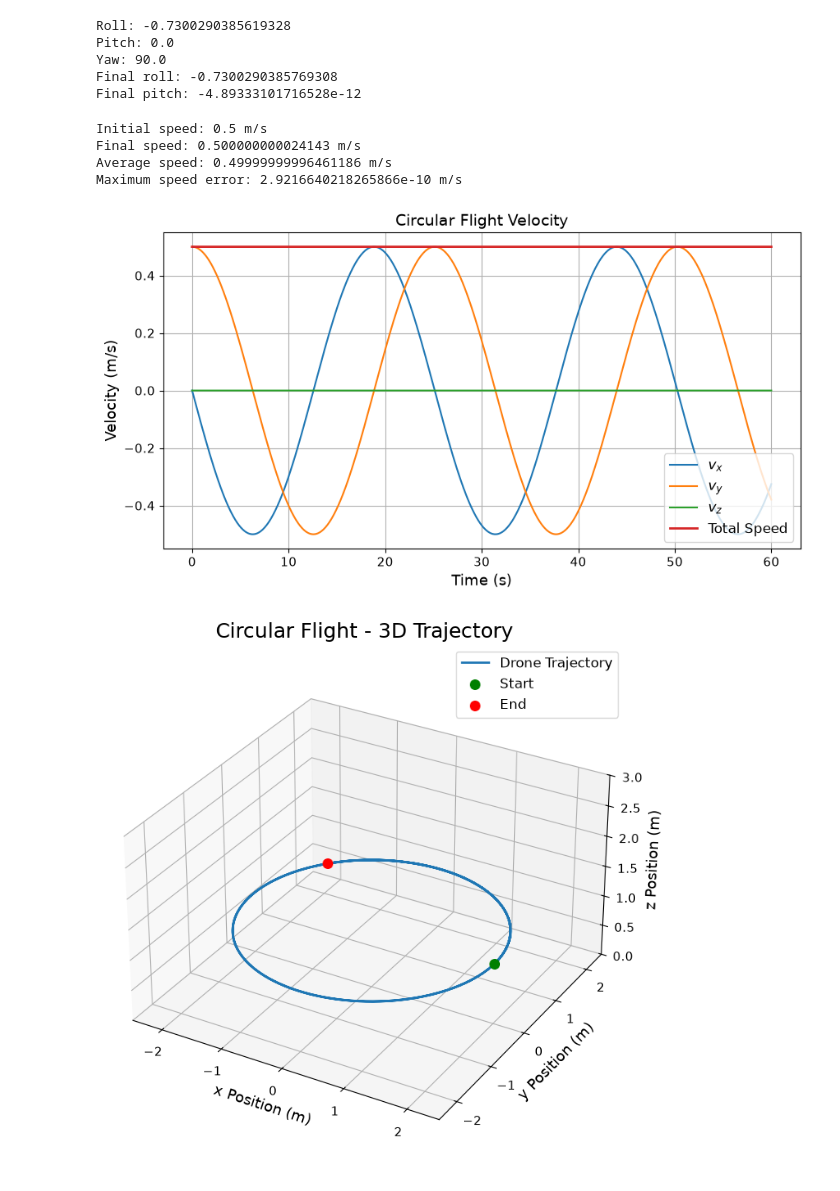
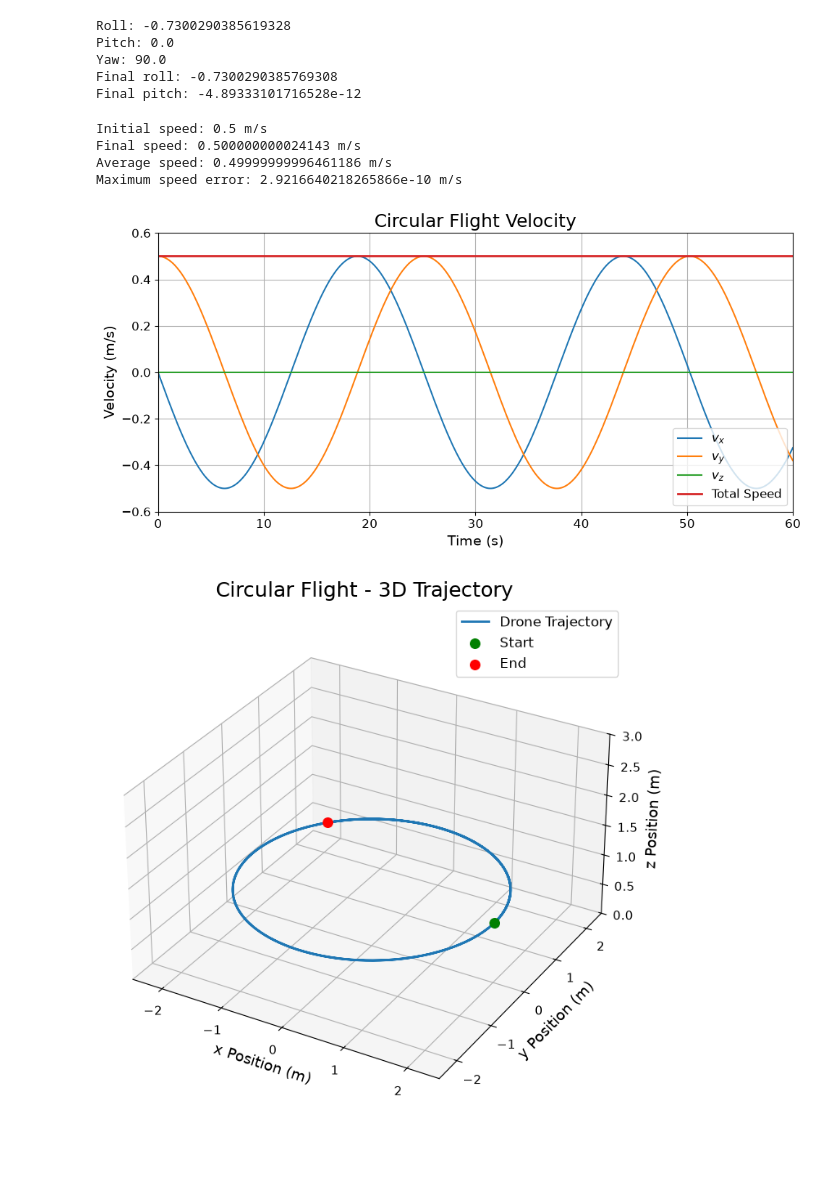
Before and after one commit to bsirota2/352-final, a Jupyter notebook: AE352 Final Project Code.ipynb, the cells around one changed output. Drawn from its saved outputs; the diff is of its cells as text; code cells hidden in the pictures; blank space fills up the shorter version.

```diff
--- a/AE352 Final Project Code.ipynb
+++ b/AE352 Final Project Code.ipynb
@@ -344,33 +344,43 @@ Final pitch: -4.89333101716528e-12
 # %%
 vx = sol_circle.y[3]
 vy = sol_circle.y[4]
 vz = sol_circle.y[5]
 
 speed = np.sqrt(vx**2 + vy**2 + vz**2)
 
 print("Initial speed:", speed[0], "m/s")
 print("Final speed:", speed[-1], "m/s")
 print("Average speed:", np.mean(speed), "m/s")
 print("Maximum speed error:", np.max(np.abs(speed - 0.5)), "m/s")
-plt.figure(figsize=(10, 5))
 
-plt.plot(sol_circle.t, vx, label="$v_x$")
-plt.plot(sol_circle.t, vy, label="$v_y$")
-plt.plot(sol_circle.t, vz, label="$v_z$")
-plt.plot(sol_circle.t, speed, label="Total Speed", linewidth=2)
 
-plt.xlabel("Time (s)")
-plt.ylabel("Velocity (m/s)")
-plt.title("Circular Flight Velocity")
-plt.legend()
-plt.grid(True)
+fig, ax = plt.subplots(figsize=(10, 5))
+
+ax.plot(sol_circle.t, vx, label=r"$v_x$")
+ax.plot(sol_circle.t, vy, label=r"$v_y$")
+ax.plot(sol_circle.t, vz, label=r"$v_z$")
+ax.plot(sol_circle.t, speed, label="Total Speed", linewidth=2)
+
+ax.set_xlabel("Time (s)", fontsize=14)
+ax.set_ylabel("Velocity (m/s)", fontsize=14)
+ax.set_title("Circular Flight Velocity", fontsize=18)
+
+ax.set_xlim(sol_circle.t[0], sol_circle.t[-1])
+ax.set_ylim(-0.6, 0.6)
+ax.tick_params(axis="both", labelsize=12)
+
+ax.legend()
+ax.grid(True)
+
+plt.tight_layout()
+fig.savefig("circle_velocity.pdf", bbox_inches="tight")
 plt.show()
 # %% [output]
 Initial speed: 0.5 m/s
 Final speed: 0.500000000024143 m/s
 Average speed: 0.49999999996461186 m/s
 Maximum speed error: 2.9216640218265866e-10 m/s
-[figure, old version]
+[figure, new version]
 # %%
 
 fig = plt.figure(figsize=(9, 7))
```
Also changed, not shown: parts of 4 cells of this notebook, 3 other files.
